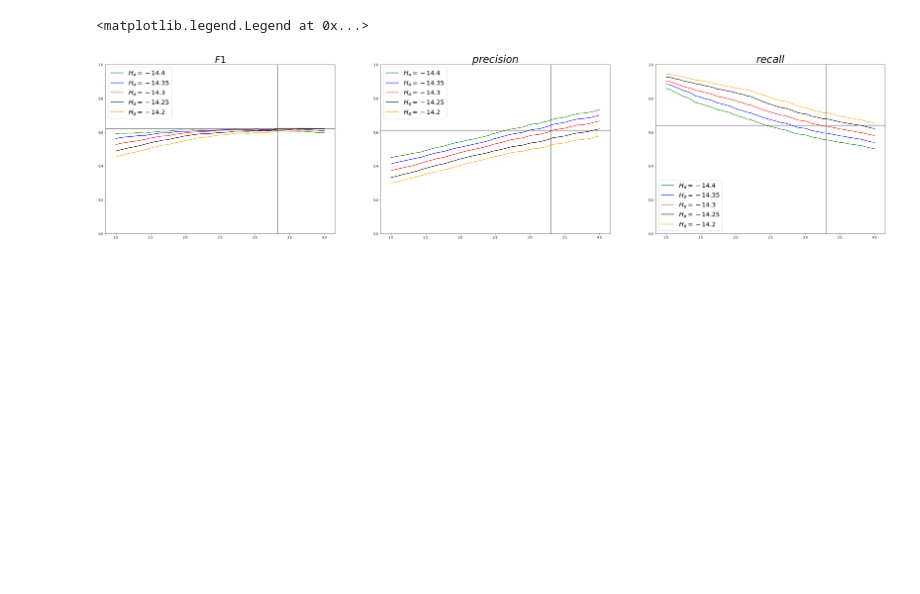
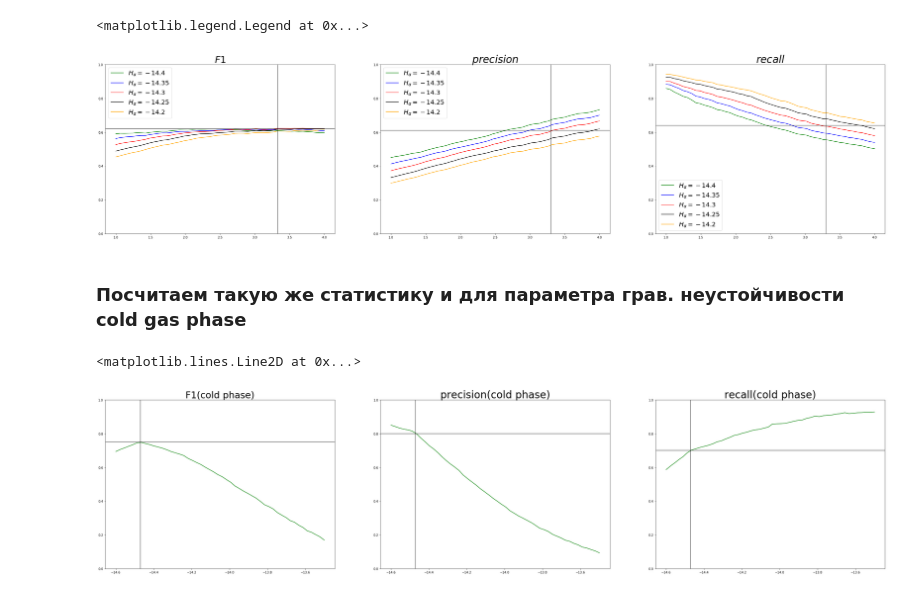
Before and after one commit to ValerieKostiuk/Course-work, a Jupyter notebook: NGC3627/Statistics.ipynb, the cells around one changed output. Drawn from its saved outputs; the diff is of its cells as text; code cells hidden in the pictures; blank space fills up the shorter version.

```diff
--- a/NGC3627/Statistics.ipynb
+++ b/NGC3627/Statistics.ipynb
@@ -2601,3 +2601,5 @@ plt.legend(fontsize = 20)
 # %% [output]
 <matplotlib.legend.Legend at 0x...>
 [figure]
+# %% [markdown]
+### Посчитаем такую же статистику и для параметра грав. неустойчивости cold gas phase
@@ -2603,0 +2628,27 @@ plt.legend(fontsize = 20)
+# %%
+xx =np.array(np.linspace(-14.6, -13.5, 50))
+fig = plt.figure(figsize=[45, 10])
+
+plt.subplot(1,3,1)
+plt.plot(xx,F1,'-', label='F(full)', color='green')
+plt.ylim(0.,1.)
+plt.title('F1(cold phase)', fontsize=30)
+plt.axvline(x=-14.47, alpha=0.5, color='black', lw=2)
+plt.axhline(y = 0.75, alpha=0.5, color='black', lw=2)
+
+plt.subplot(1,3,2)
+plt.plot(xx,precision,'-', label='precision(full)', color='green')
+plt.title('precision(cold phase)', fontsize=33)
+plt.ylim(0.,1.)
+plt.axvline(x=-14.47, alpha=0.5, color='black', lw=2)
+plt.axhline(y = 0.8, alpha=0.5, color='black', lw=2)
+
+plt.subplot(1,3,3)
+plt.plot(xx,recall,'-', label='recall(full)', color='green')
+plt.title('recall(cold phase)', fontsize=33)
+plt.ylim(0.,1.)
+plt.axvline(x=-14.47, alpha=0.5, color='black', lw=2)
+plt.axhline(y = 0.7, alpha=0.5, color='black', lw=2)
+# %% [output]
+<matplotlib.lines.Line2D at 0x...>
+[figure, added]
```
Also changed, not shown: parts of 2 cells of this notebook, 2 other files.
